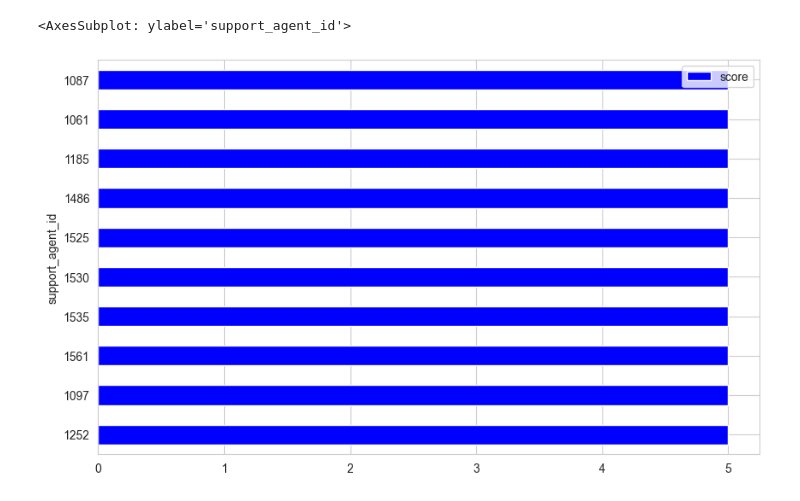
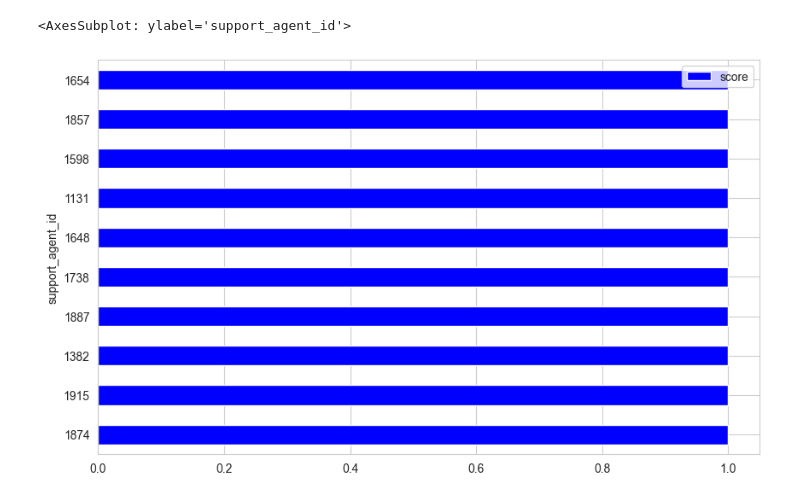
Before and after one commit to vlntn-t/nps_data_analysis, a Jupyter notebook: nps_analysis.ipynb, the cells around one changed output. Cells and saved outputs as stored; diff of their text form; code cells hidden in the pictures.

```diff
--- a/nps_analysis.ipynb
+++ b/nps_analysis.ipynb
@@ -67,15 +67,15 @@ company_score.head(10).plot(kind='barh', figsize=(10, 6), color='blue')
 # %%
 # Create a bar chart based on the average score for each support agent
 # Group df by support agent and calculate average score
 agent_score_group = pd.DataFrame(df.groupby('support_agent_id')['score'].mean())
 # Order it descendingly by score
-agent_score_group = agent_group.sort_values(by='score', ascending=False)
+agent_score_group = agent_score_group.sort_values(by='score', ascending=True)
 agent_score_group.head()
 # Create a vertical bar chart
 agent_score_group.head(10).plot(kind='barh', figsize=(10, 6), color='blue')
 # %% [output]
 <AxesSubplot: ylabel='support_agent_id'>
-[figure, old version]
+[figure, new version]
 # %%
 # Convert the started_at and closed_at column to datetime
 df['started_at'] = pd.to_datetime(df['started_at'])
```
Also changed, not shown: parts of 9 cells of this notebook, 1 other file.
